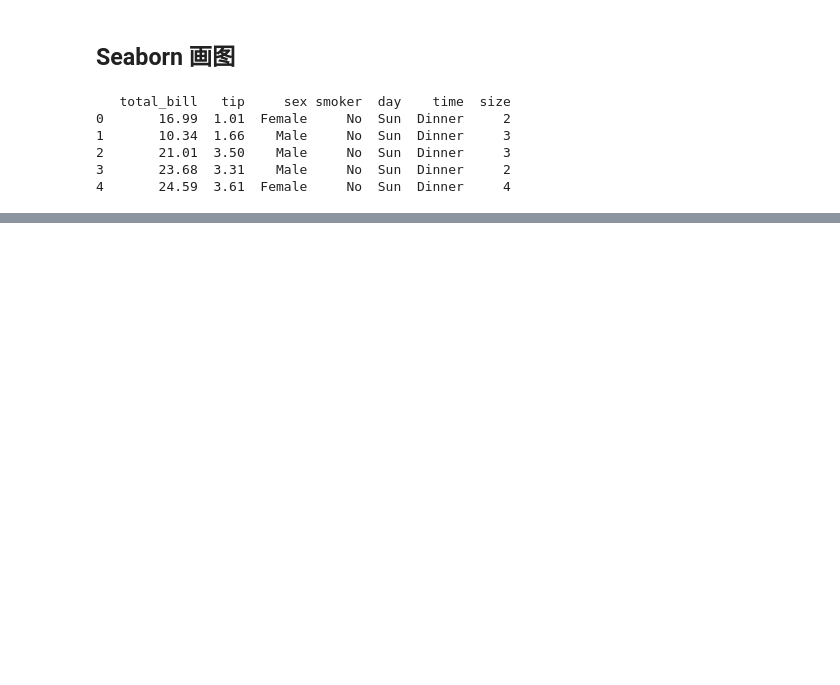
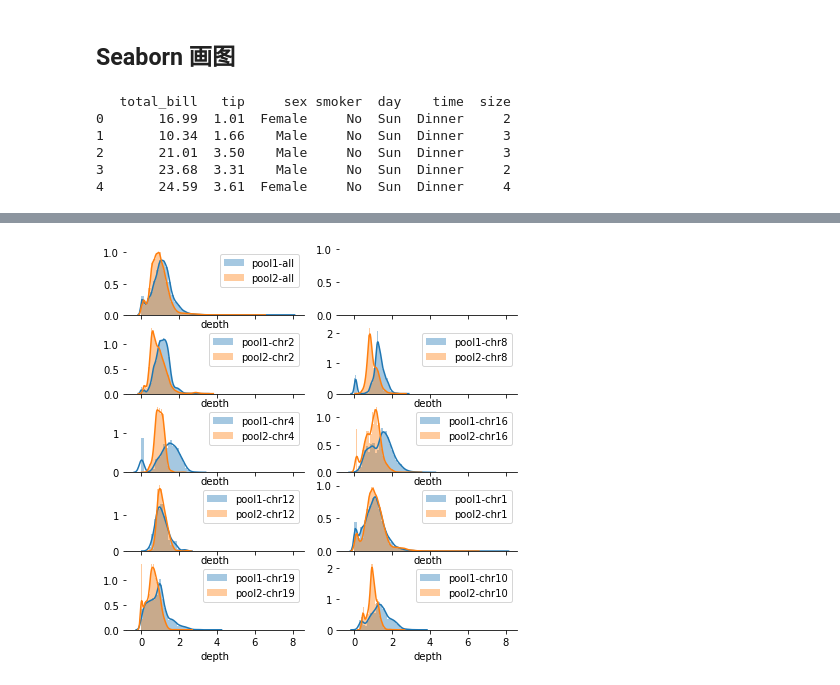
Before and after one commit to btrspg/python-lib-test, a Jupyter notebook: seaborn-test.ipynb, the cells around one changed output, grey strips where cells are left out. Saved outputs shown, nothing was run; the diff lists cells and outputs as text; code cells hidden in the pictures; blank space fills up the shorter version.

```diff
--- a/seaborn-test.ipynb
+++ b/seaborn-test.ipynb
@@ -20,0 +23,22 @@ ax = sns.pointplot(x="size",y='tip',data=tips,errwidth=0)
+# %%
+merge_csv = pd.read_csv('./demo_data/merge.csv')
+merge_csv.columns=['tag','loc','depth','pool']
+merge_csv['chr-temp'] = merge_csv['loc'].str.split(':')
+merge_csv['chr'] = merge_csv['chr-temp'].str.get(0)
+# print(merge_csv[''])
+
+f, axes = plt.subplots(int((len(set(merge_csv['chr']))+1)/2)+1, 2, figsize=(7, 7), sharex=True)
+sns.despine(left=True)
+
+sns.distplot(merge_csv[merge_csv['pool']=='POOL=1']['depth'], kde=True,label='pool1-all',ax=axes[0,0])
+sns.distplot(merge_csv[merge_csv['pool']=='POOL=2']['depth'], kde=True,label='pool2-all',ax=axes[0,0])
+axes[0,0].legend()
+# axes[0,1].legend()
+for j,i in enumerate(set(merge_csv['chr'])):
+    sns.distplot(merge_csv[(merge_csv['pool']=='POOL=1') & (merge_csv['chr']==i)]['depth'],
+                      kde=True,label='pool1-chr{}'.format(i),ax=axes[int(j/2)+1,j%2])
+    sns.distplot(merge_csv[(merge_csv['pool']=='POOL=2') &(merge_csv['chr']==i)]['depth'],
+                      kde=True,label='pool2-chr{}'.format(i),ax=axes[int(j/2)+1,j%2])
+    axes[int(j/2)+1,j%2].legend()
+# %% [output]
+[figure, added]
```
Also changed, not shown: parts of 2 cells of this notebook.
